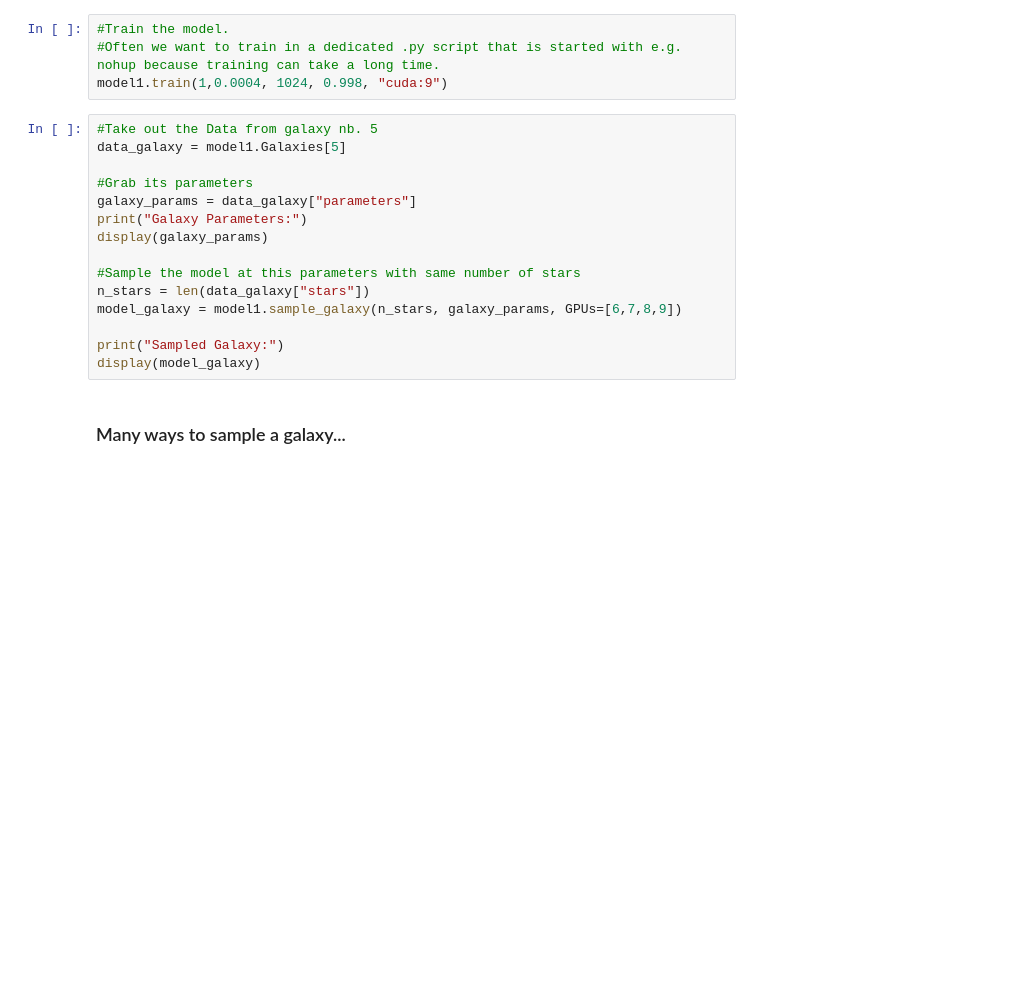
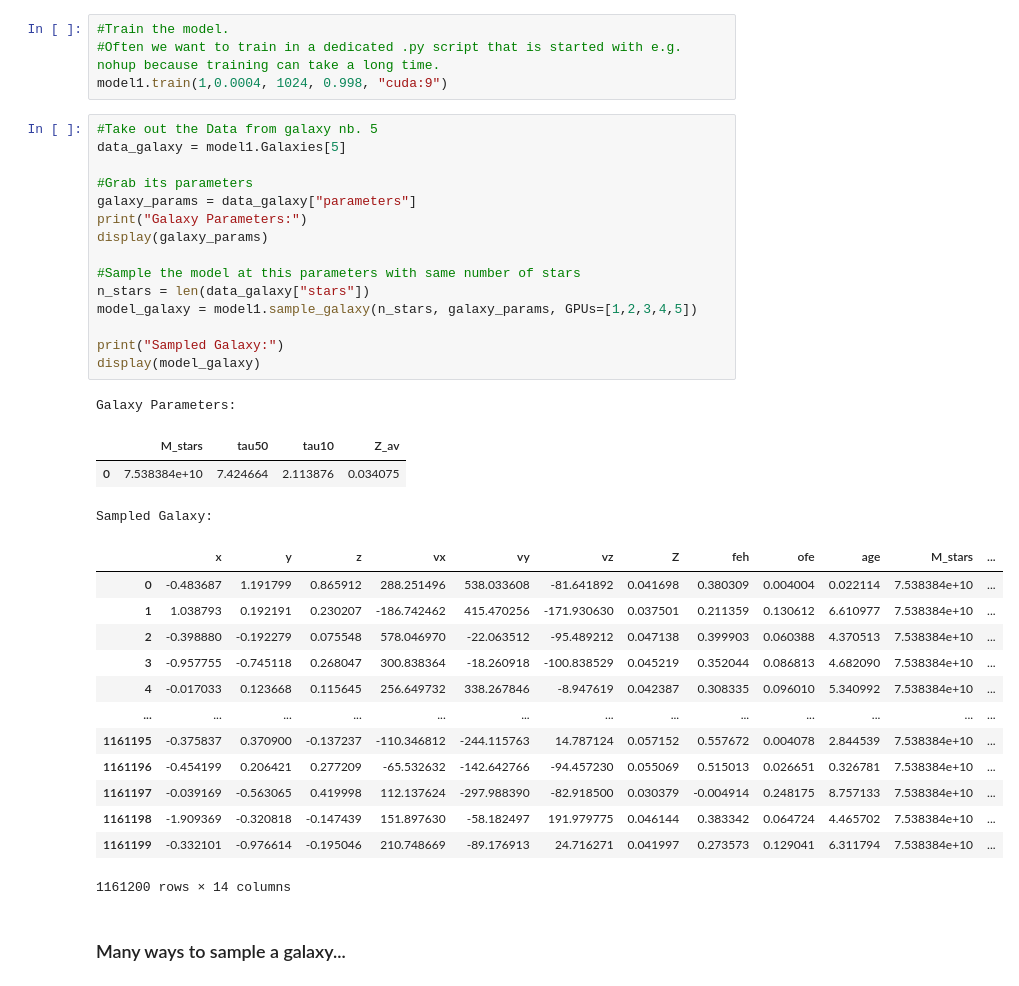
Before and after one commit to luwo9/GalacticFlow, a Jupyter notebook: API_Workflow.ipynb, the cells around one changed output. Drawn from its saved outputs; the diff is of its cells as text; blank space fills up the shorter version.

```diff
--- a/API_Workflow.ipynb
+++ b/API_Workflow.ipynb
@@ -44,18 +74,36 @@ model1.train(1,0.0004, 1024, 0.998, "cuda:9")
 # %%
 #Take out the Data from galaxy nb. 5
 data_galaxy = model1.Galaxies[5]
 
 #Grab its parameters
 galaxy_params = data_galaxy["parameters"]
 print("Galaxy Parameters:")
 display(galaxy_params)
 
 #Sample the model at this parameters with same number of stars
 n_stars = len(data_galaxy["stars"])
-model_galaxy = model1.sample_galaxy(n_stars, galaxy_params, GPUs=[6,7,8,9])
+model_galaxy = model1.sample_galaxy(n_stars, galaxy_params, GPUs=[1,2,3,4,5])
 
 print("Sampled Galaxy:")
 display(model_galaxy)
+# %% [output]
+Galaxy Parameters:
+|  | M_stars | tau50 | tau10 | Z_av |
+| 0 | 7.538384e+10 | 7.424664 | 2.113876 | 0.034075 |
+Sampled Galaxy:
+|  | x | y | z | vx | vy | vz | Z | feh | ofe | age | M_stars | ... |
+| 0 | -0.483687 | 1.191799 | 0.865912 | 288.251496 | 538.033608 | -81.641892 | 0.041698 | 0.380309 | 0.004004 | 0.022114 | 7.538384e+10 | ... |
+| 1 | 1.038793 | 0.192191 | 0.230207 | -186.742462 | 415.470256 | -171.930630 | 0.037501 | 0.211359 | 0.130612 | 6.610977 | 7.538384e+10 | ... |
+| 2 | -0.398880 | -0.192279 | 0.075548 | 578.046970 | -22.063512 | -95.489212 | 0.047138 | 0.399903 | 0.060388 | 4.370513 | 7.538384e+10 | ... |
+| 3 | -0.957755 | -0.745118 | 0.268047 | 300.838364 | -18.260918 | -100.838529 | 0.045219 | 0.352044 | 0.086813 | 4.682090 | 7.538384e+10 | ... |
+| 4 | -0.017033 | 0.123668 | 0.115645 | 256.649732 | 338.267846 | -8.947619 | 0.042387 | 0.308335 | 0.096010 | 5.340992 | 7.538384e+10 | ... |
+| ... | ... | ... | ... | ... | ... | ... | ... | ... | ... | ... | ... | ... |
+| 1161195 | -0.375837 | 0.370900 | -0.137237 | -110.346812 | -244.115763 | 14.787124 | 0.057152 | 0.557672 | 0.004078 | 2.844539 | 7.538384e+10 | ... |
+| 1161196 | -0.454199 | 0.206421 | 0.277209 | -65.532632 | -142.642766 | -94.457230 | 0.055069 | 0.515013 | 0.026651 | 0.326781 | 7.538384e+10 | ... |
+| 1161197 | -0.039169 | -0.563065 | 0.419998 | 112.137624 | -297.988390 | -82.918500 | 0.030379 | -0.004914 | 0.248175 | 8.757133 | 7.538384e+10 | ... |
+| 1161198 | -1.909369 | -0.320818 | -0.147439 | 151.897630 | -58.182497 | 191.979775 | 0.046144 | 0.383342 | 0.064724 | 4.465702 | 7.538384e+10 | ... |
+| 1161199 | -0.332101 | -0.976614 | -0.195046 | 210.748669 | -89.176913 | 24.716271 | 0.041997 | 0.273573 | 0.129041 | 6.311794 | 7.538384e+10 | ... |
+1161200 rows × 14 columns
 # %% [markdown]
 ### Many ways to sample a galaxy...
 # %%
```
Also changed, not shown: parts of 14 cells of this notebook, 1 other file.
